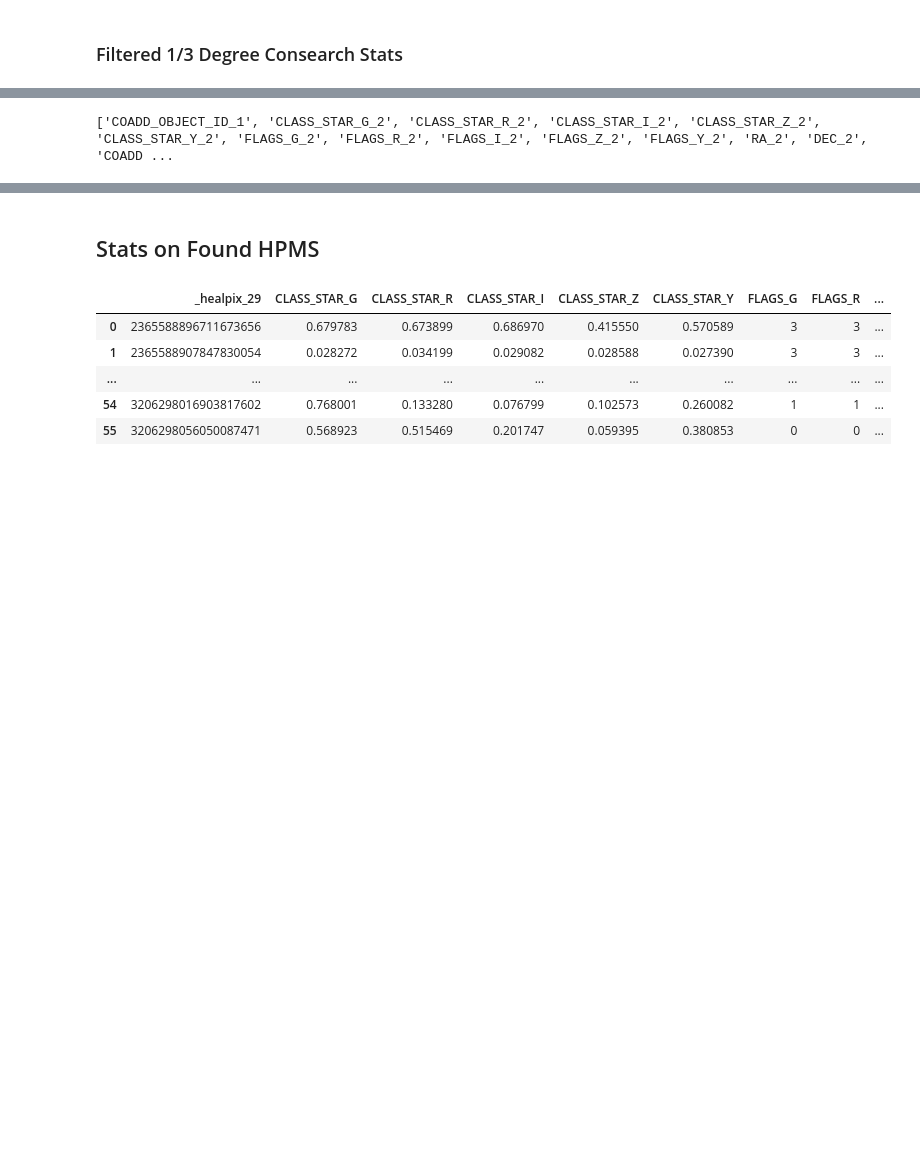
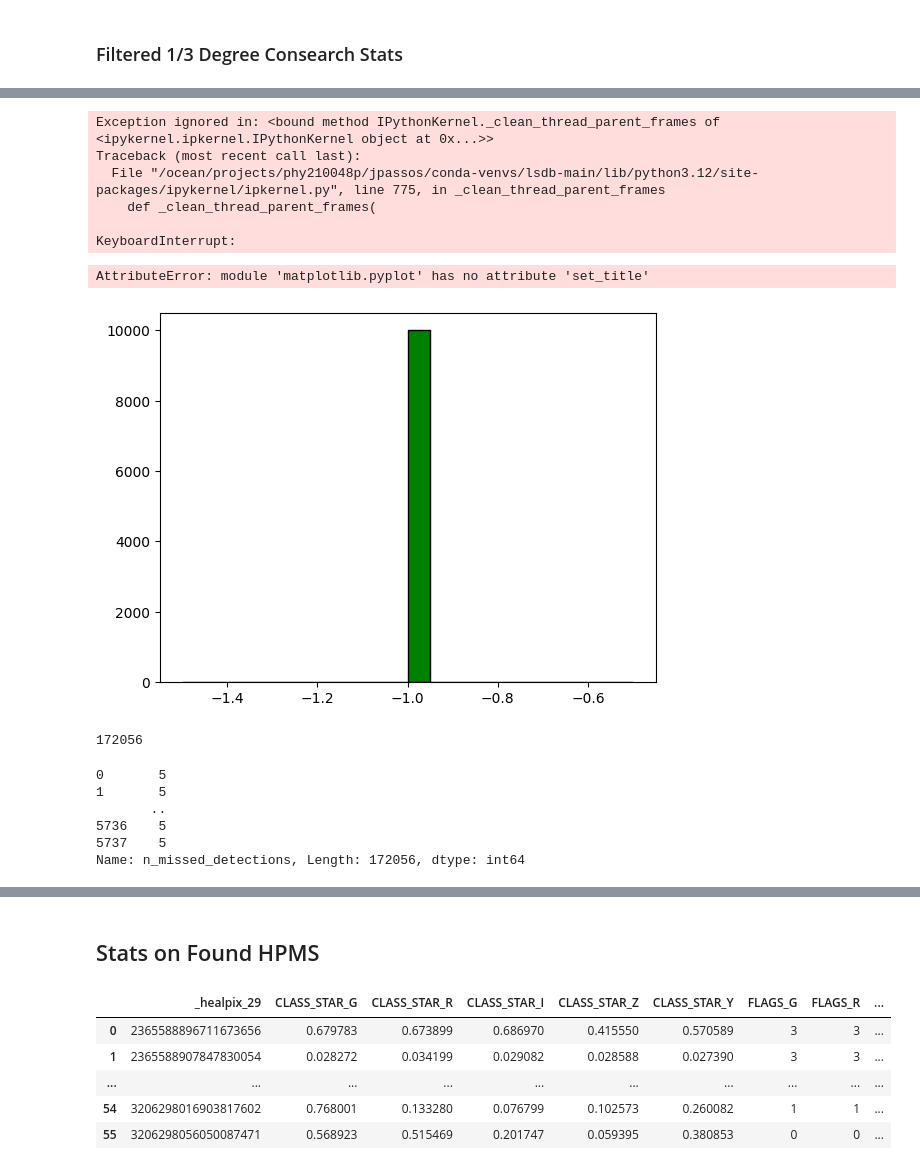
Before and after one commit to JoaoDPassos/brown-dwarf-search, a Jupyter notebook: Jupyter Notebooks/kth_star_pipeline/pipeline_stats.ipynb, the cells around one changed output, grey strips where cells are left out. Drawn from its saved outputs; the diff is of its cells as text; code cells hidden in the pictures; blank space fills up the shorter version.

```diff
--- a/Jupyter Notebooks/kth_star_pipeline/pipeline_stats.ipynb
+++ b/Jupyter Notebooks/kth_star_pipeline/pipeline_stats.ipynb
@@ -230,7 +256,16 @@ plt.show()
 # %%
-sampled_diffs = hpms.sample_mag_diffs(one_third_deg_results, 'WAVG_MAG_PSF_I_2', 10000)
+sampled_diffs = hpms.sample_mag_diffs(two_deg_results, 'WAVG_MAG_PSF_I_2', 10000)
 plt.hist(sampled_diffs, bins=20, color='green', edgecolor='black')
 plt.set_title('i Band Magnitude Deltas Randomly Sampled in DES')
 plt.xlabel('Magnitude Delta')
 plt.ylabel('Freqeuncy')
+# %% [output]
+Exception ignored in: <bound method IPythonKernel._clean_thread_parent_frames of <ipykernel.ipkernel.IPythonKernel object at 0x...>>
+Traceback (most recent call last):
+  File "/ocean/projects/phy210048p/jpassos/conda-venvs/lsdb-main/lib/python3.12/site-packages/ipykernel/ipkernel.py", line 775, in _clean_thread_parent_frames
+    def _clean_thread_parent_frames(
+
+KeyboardInterrupt:
+AttributeError: module 'matplotlib.pyplot' has no attribute 'set_title'
+[figure, added]
 # %%
@@ -244,9 +279,18 @@ missed_totals = [
     (computed_results[f'WAVG_MAG_PSF_{band}_2'] == missed_val).to_numpy().sum() for band in bandList
 ]
 # %%
-print(list(computed_results))
+print(len(computed_results))
 # %% [output]
-['COADD_OBJECT_ID_1', 'CLASS_STAR_G_2', 'CLASS_STAR_R_2', 'CLASS_STAR_I_2', 'CLASS_STAR_Z_2', 'CLASS_STAR_Y_2', 'FLAGS_G_2', 'FLAGS_R_2', 'FLAGS_I_2', 'FLAGS_Z_2', 'FLAGS_Y_2', 'RA_2', 'DEC_2', 'COADD ...
+172056
+# %%
+missed_detections_filtered
+# %% [output]
+0       5
+1       5
+       ..
+5736    5
+5737    5
+Name: n_missed_detections, Length: 172056, dtype: int64
 # %%
 warnings.filterwarnings("ignore", category=UserWarning, module="dask.dataframe.dask_expr._collection")
 
```
Also changed, not shown: parts of 10 cells of this notebook, 1 other file.
